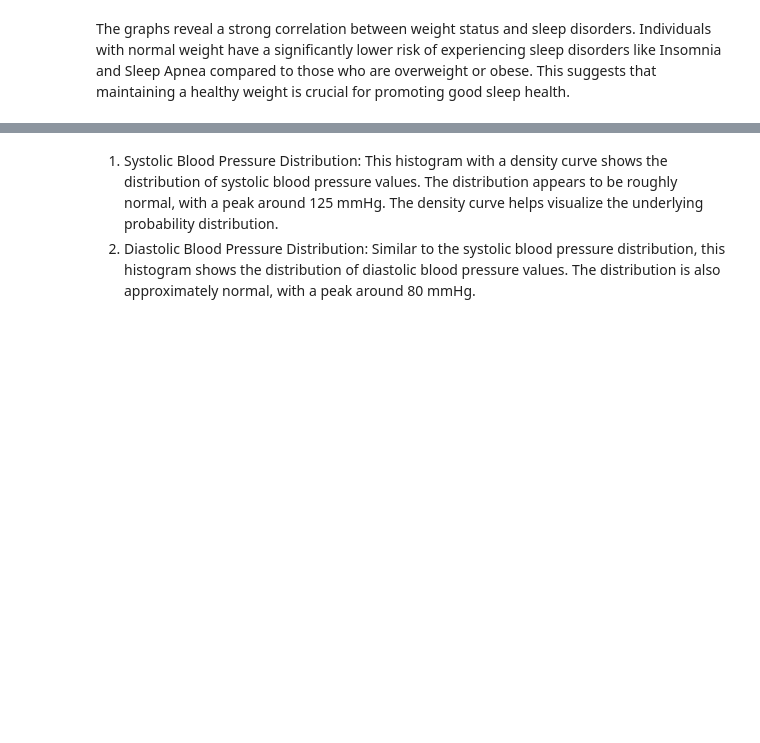
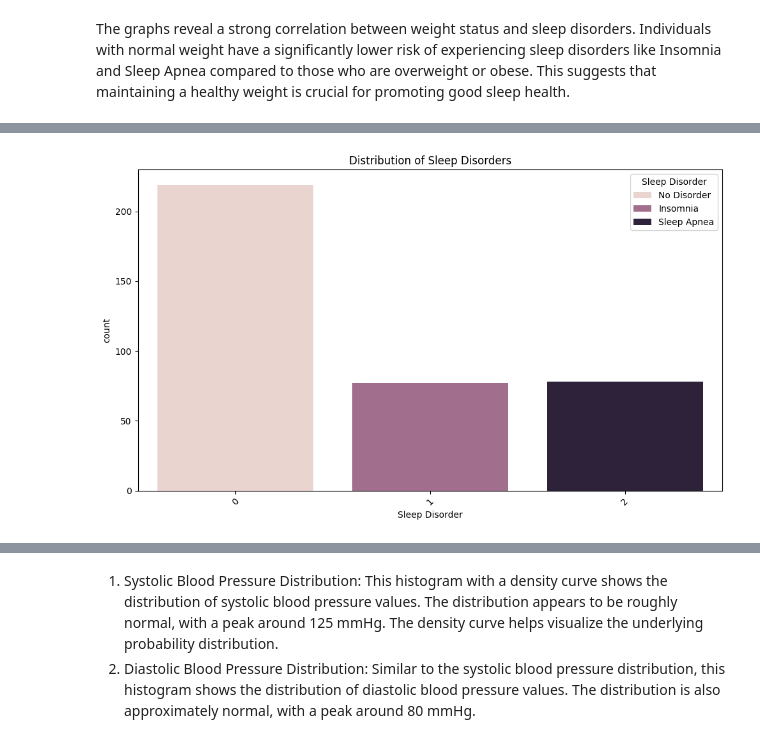
Before and after one commit to Leonnello/sleep-disorder-predictive-model, a Jupyter notebook: Final_Project_final.ipynb, the cells around one changed output, grey strips where cells are left out. Drawn from its saved outputs; the diff is of its cells as text; code cells hidden in the pictures; blank space fills up the shorter version.

```diff
--- a/Final_Project_final.ipynb
+++ b/Final_Project_final.ipynb
@@ -30,26 +66,44 @@ The dataset is downloaded using kagglehub.dataset_download() and loaded into a p
 print("Missing Values:\n")
 display(data.isnull().sum())
 
+#drop identifier column
+data = data.drop('Person ID', axis=1)
+
+#drop sleep quality column - high correlation with sleep duration
+data = data.drop('Quality of Sleep', axis=1)
+
+#creates an index variable for float and int columns
 numeric_columns = data.select_dtypes(include=['float64', 'int64']).columns
-for col in numeric_columns:
-    data[col].fillna(data[col].median(), inplace=True)
 
-# Blood Pressure
+#fills null numeric data with the median from the column to handle outliers
+data.fillna({col: data[col].median() for col in numeric_columns}, inplace=True)
+
+#Blood Pressure - split column into two
 data[['Systolic', 'Diastolic']] = data['Blood Pressure'].str.split('/', expand=True).astype(float)
 data = data.drop('Blood Pressure', axis=1)
 
-# Sleep Duration
+# Sleep Duration - sets min to 3 and max to 15 to handle outliers
 data = data[(data['Sleep Duration'] >= 3) & (data['Sleep Duration'] <= 15)]
 
-# Categorical variables
+#Replace "Normal" entries with "Normal Weight"
+data['BMI Category'] = data['BMI Category'].replace('Normal', 'Normal Weight')
+
+# Categorical variables - converted to binary data with drop_first to avoid multicollinearity
 categorical_columns = ['Gender', 'BMI Category', 'Occupation']
 data = pd.get_dummies(data, columns=categorical_columns, drop_first=True)
 
-# Sleep Disorder (target variable)
-le = LabelEncoder()
-data['Sleep Disorder'] = le.fit_transform(data['Sleep Disorder'])
+#Replace null values with No Disorder
+data.fillna({'Sleep Disorder': 'No Disorder'}, inplace = True)
+
+# Sleep Disorder (target variable) - replace categorical data with mapped integer values
+SD_mapping = {
+    'No Disorder': 0,
+    'Insomnia': 1,
+    'Sleep Apnea': 2
+}
+data['Sleep Disorder'] = data['Sleep Disorder'].map(SD_mapping)
 print("\nSleep Disorder Encoding Mapping:")
-for category, encoded_value in dict(zip(le.classes_, le.transform(le.classes_))).items():
+for category, encoded_value in SD_mapping.items():
     print(f"{category}: {encoded_value}")
 
-display(data.head())
+display(data.head(10))
@@ -101,8 +206,11 @@ The graphs reveal a strong correlation between weight status and sleep disorders
 # %%
 # Distribution of Sleep Disorders
 plt.figure(figsize=(10, 6))
 sns.countplot(data=data, x='Sleep Disorder', hue='Sleep Disorder')
 plt.title("Distribution of Sleep Disorders")
+plt.legend(title='Sleep Disorder', labels=['No Disorder', 'Insomnia', 'Sleep Apnea'])
 plt.xticks(rotation=45)
 plt.tight_layout()
 plt.show()
+# %% [output]
+[figure, added]
```
Also changed, not shown: parts of 22 cells of this notebook.
